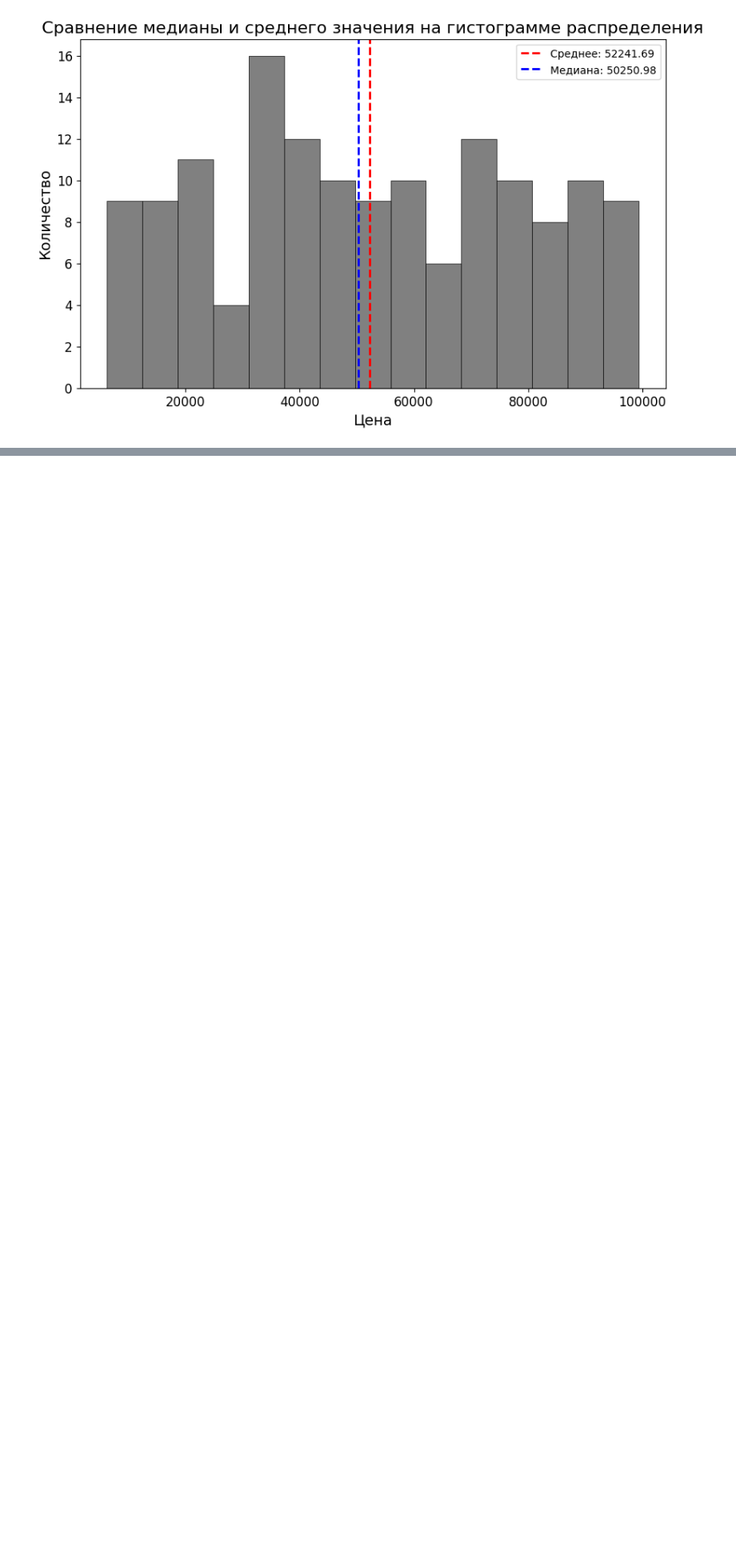
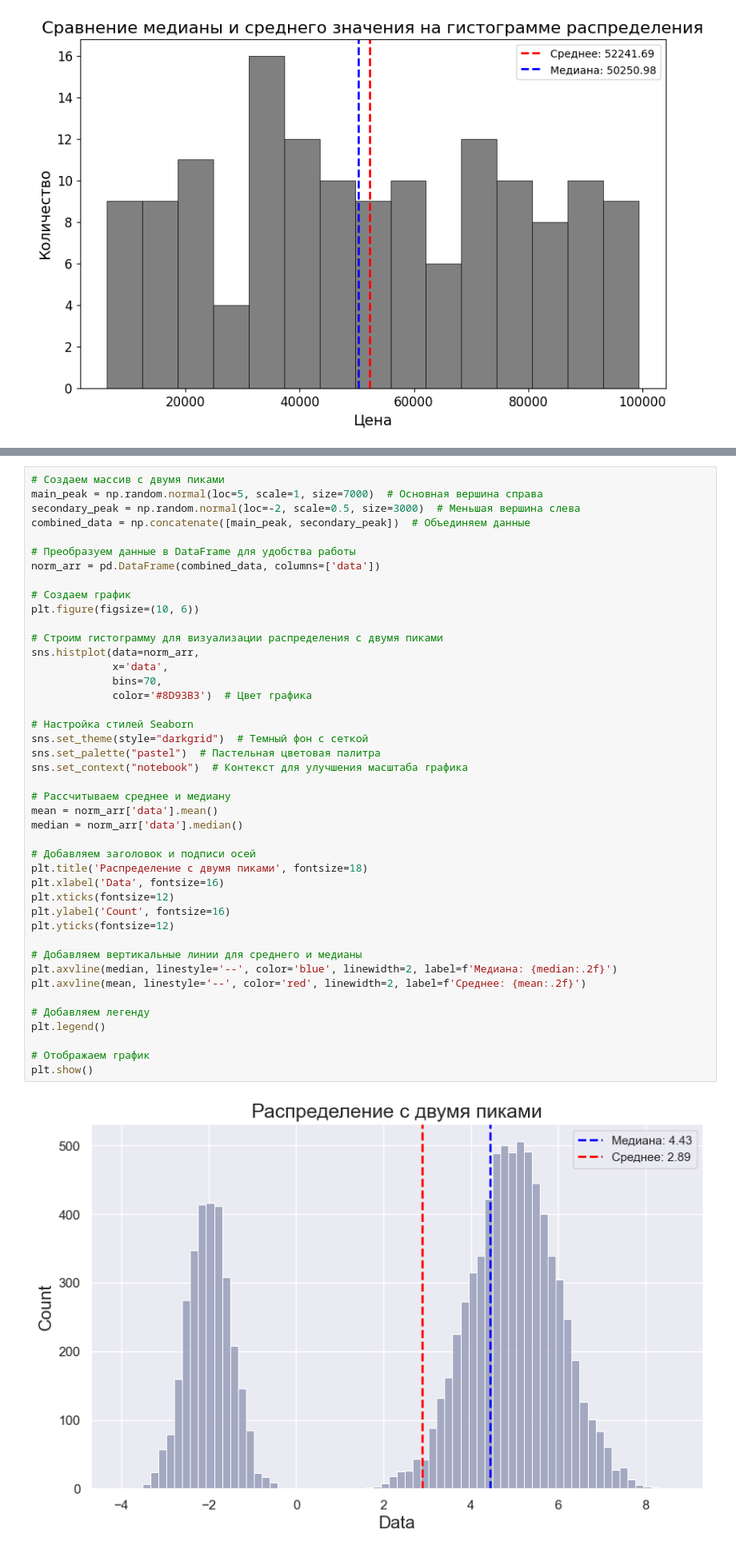
Before and after one commit to Korablinr54/Statistics, a Jupyter notebook: Основы статистики.ipynb, the cells around one changed output, grey strips where cells are left out. Shown at 80% size. Drawn from its saved outputs; the diff is of its cells as text; blank space fills up the shorter version.

```diff
--- a/Основы статистики.ipynb
+++ b/Основы статистики.ipynb
@@ -293,0 +410,45 @@ plt.show()
+# %%
+# Создаем массив с двумя пиками
+main_peak = np.random.normal(loc=5, scale=1, size=7000)  # Основная вершина справа
+secondary_peak = np.random.normal(loc=-2, scale=0.5, size=3000)  # Меньшая вершина слева
+combined_data = np.concatenate([main_peak, secondary_peak])  # Объединяем данные
+
+# Преобразуем данные в DataFrame для удобства работы
+norm_arr = pd.DataFrame(combined_data, columns=['data'])
+
+# Создаем график
+plt.figure(figsize=(10, 6))
+
+# Строим гистограмму для визуализации распределения с двумя пиками
+sns.histplot(data=norm_arr,
+             x='data',
+             bins=70,
+             color='#8D93B3')  # Цвет графика
+
+# Настройка стилей Seaborn
+sns.set_theme(style="darkgrid")  # Темный фон с сеткой
+sns.set_palette("pastel")  # Пастельная цветовая палитра
+sns.set_context("notebook")  # Контекст для улучшения масштаба графика
+
+# Рассчитываем среднее и медиану
+mean = norm_arr['data'].mean()
+median = norm_arr['data'].median()
+
+# Добавляем заголовок и подписи осей
+plt.title('Распределение с двумя пиками', fontsize=18)
+plt.xlabel('Data', fontsize=16)
+plt.xticks(fontsize=12)
+plt.ylabel('Count', fontsize=16)
+plt.yticks(fontsize=12)
+
+# Добавляем вертикальные линии для среднего и медианы
+plt.axvline(median, linestyle='--', color='blue', linewidth=2, label=f'Медиана: {median:.2f}')
+plt.axvline(mean, linestyle='--', color='red', linewidth=2, label=f'Среднее: {mean:.2f}')
+
+# Добавляем легенду
+plt.legend()
+
+# Отображаем график
+plt.show()
+# %% [output]
+[figure, added]
```
Also changed, not shown: parts of 5 cells of this notebook.
